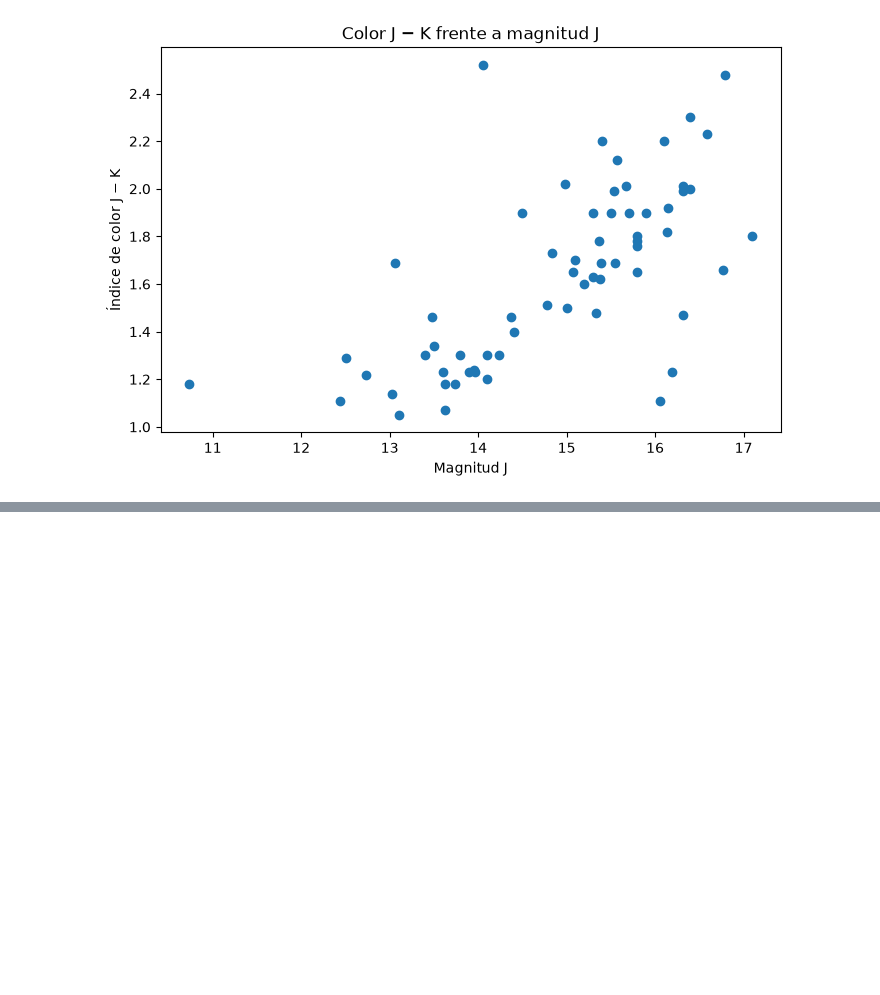
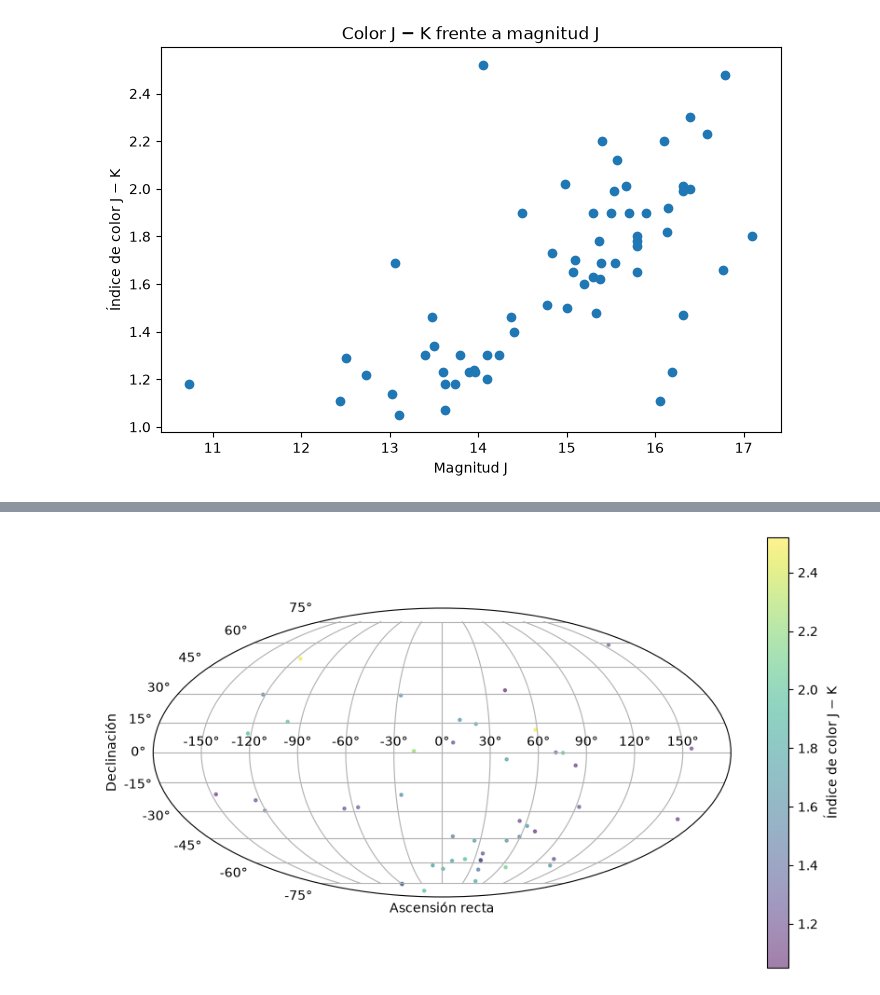
Before and after one commit to saidaHF/astronomy-data-python, a Jupyter notebook: Jupyter/01_catalogo_astronomico.ipynb, the cells around one changed output, grey strips where cells are left out. Saved outputs shown, nothing was run; the diff lists cells and outputs as text; code cells hidden in the pictures; blank space fills up the shorter version.

```diff
--- a/Jupyter/01_catalogo_astronomico.ipynb
+++ b/Jupyter/01_catalogo_astronomico.ipynb
@@ -254,0 +335,23 @@ plt.show()
+# %%
+plt.figure(figsize=(10, 6))
+
+ax = plt.subplot(111, projection="mollweide")
+
+scatter = ax.scatter(
+    ra.radian,
+    dec.radian,
+    s=5,
+    alpha=0.5,
+    c=color_JK
+)
+
+ax.set_xlabel("Ascensión recta")
+ax.set_ylabel("Declinación")
+
+ax.grid(True)
+
+plt.colorbar(scatter, label="Índice de color J − K")
+
+plt.show()
+# %% [output]
+[figure, added]
```
Also changed, not shown: parts of 10 cells of this notebook.
